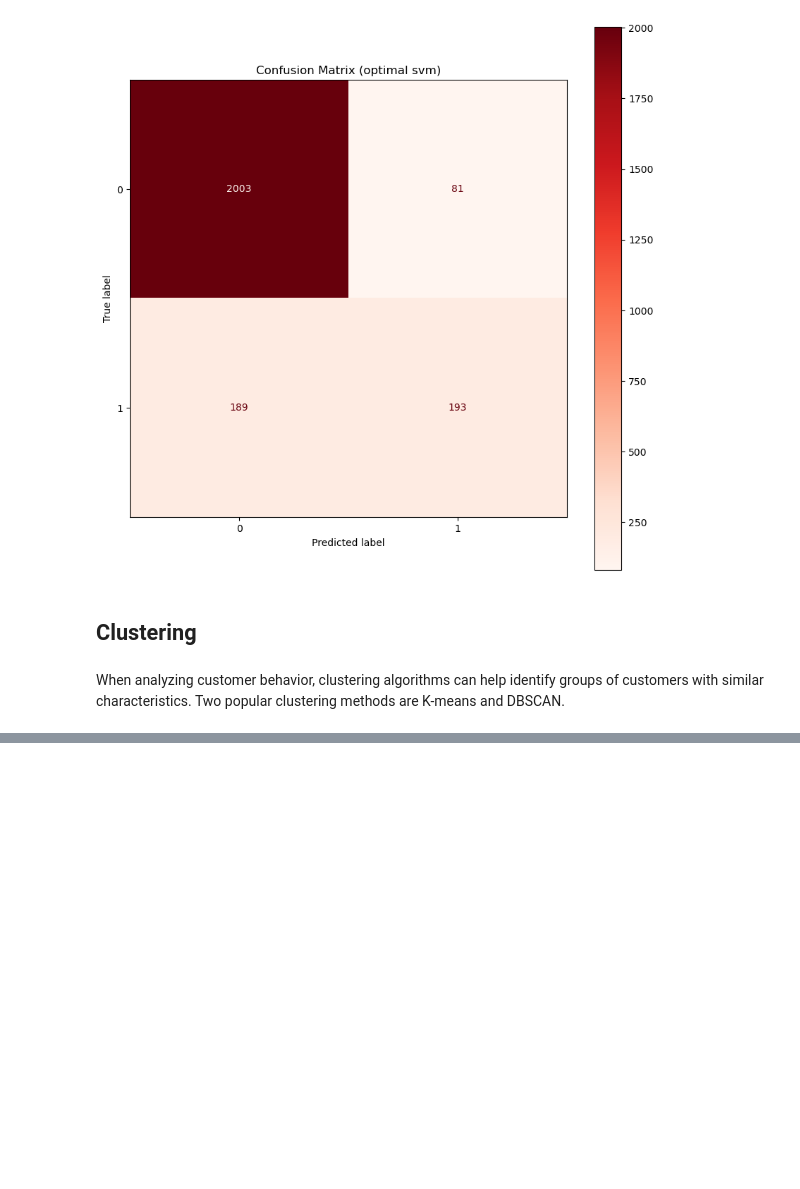
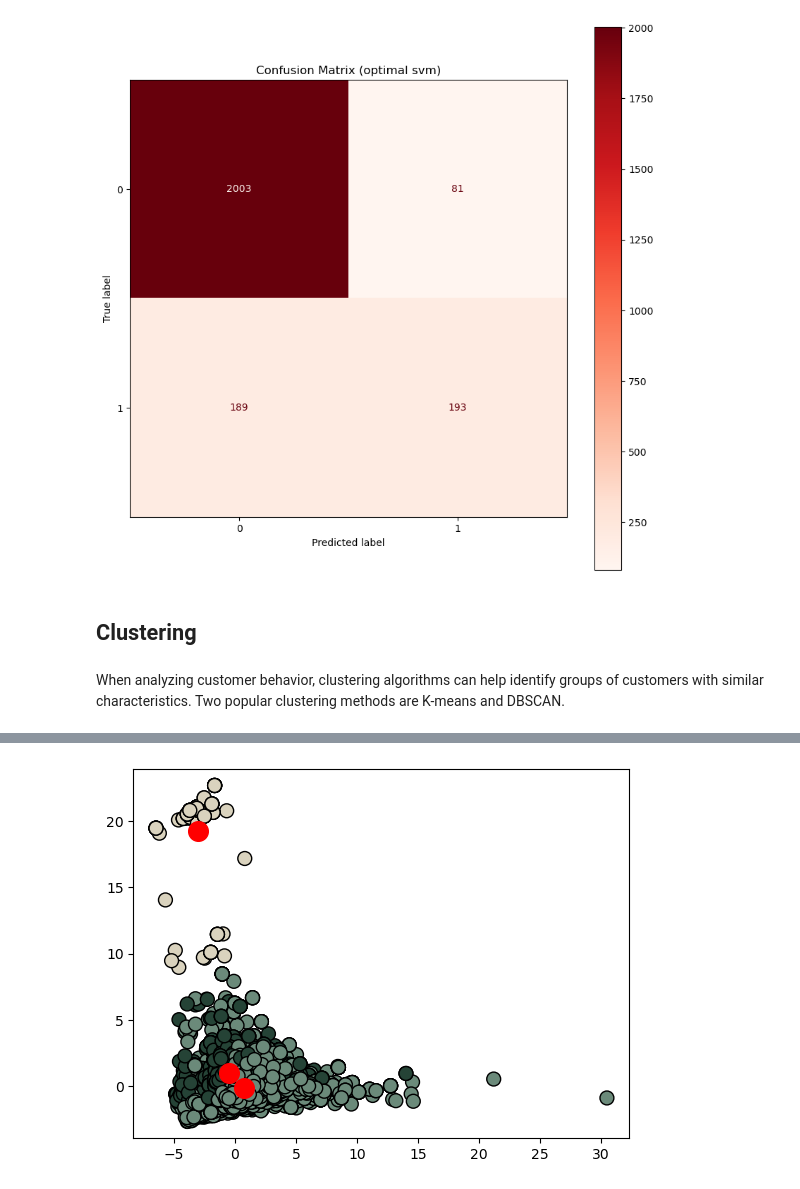
Before and after one commit to Abtinz/Machine-Learning-with-Python, a Jupyter notebook: DataMining/Classification/P3.ipynb, the cells around one changed output, grey strips where cells are left out. Cells and saved outputs as stored; diff of their text form; code cells hidden in the pictures; blank space fills up the shorter version.

```diff
--- a/DataMining/Classification/P3.ipynb
+++ b/DataMining/Classification/P3.ipynb
@@ -537,0 +575,17 @@ When analyzing customer behavior, clustering algorithms can help identify groups
+# %%
+kmeans = KMeans(n_clusters=3, random_state=1,n_init=10, max_iter=500)
+prediction = kmeans.fit_predict(X_resampled)
+
+colors = ['#254336', '#6B8A7A', '#DAD3BE']
+
+# Map each cluster label to a color
+cluster_colors = [colors[label] for label in prediction]
+
+plt.scatter(X_resampled[:, 0], X_resampled[:, 1], c=cluster_colors, marker='o', edgecolor='black', s=100)
+
+centroids = kmeans.cluster_centers_
+plt.scatter(centroids[:, 0], centroids[:, 1], c='red', s=200, marker='o')
+
+plt.show()
+# %% [output]
+[figure, added]
```
Also changed, not shown: parts of 7 cells of this notebook.
